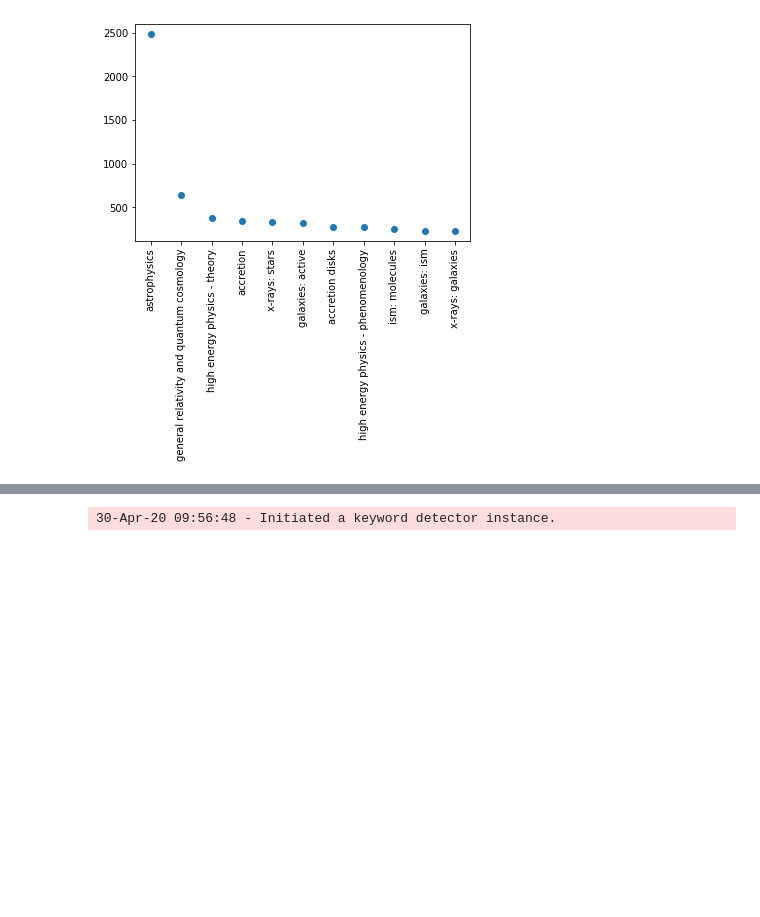
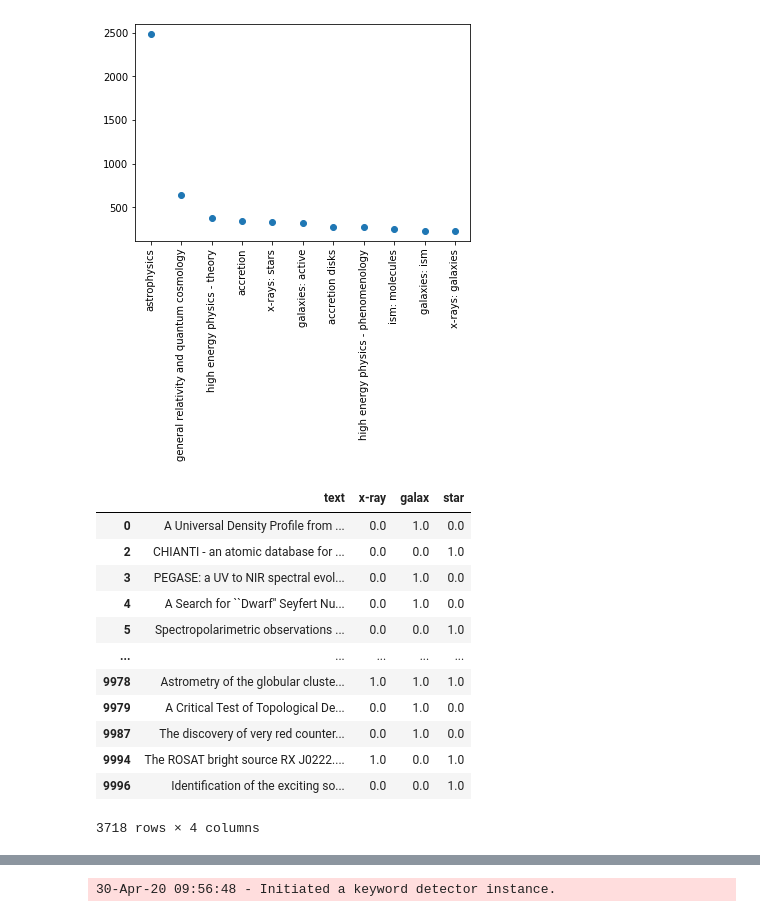
Before and after one commit to abuonomo/topic-emergence-ADS, a Jupyter notebook: notebook/arb-09-keyword-extraction-methods.ipynb, the cells around one changed output, grey strips where cells are left out. Saved outputs shown, nothing was run; the diff lists cells and outputs as text; code cells hidden in the pictures; blank space fills up the shorter version.

```diff
--- a/notebook/arb-09-keyword-extraction-methods.ipynb
+++ b/notebook/arb-09-keyword-extraction-methods.ipynb
@@ -67,0 +66,32 @@ topics =
+# %%
+topics = ['x-ray', 'galax', 'star']
+# %%
+topic_inds = {}
+for t in topics:
+    b_ind = df[~df['keyword'].isna()]['keyword'].apply(lambda x: sum([True if t in s.lower() else False for s in x]) > 0)
+    ind = b_ind.index[b_ind].tolist()
+    topic_inds[t] = ind
+# df.loc[x_ray_ind]
+# %%
+texts = pd.DataFrame(df['title'] + '. ' + df['abstract']).copy()
+texts.columns = ['text']
+# %%
+for t, ind in topic_inds.items():
+    texts[t] = np.zeros(texts.shape[0])
+    texts.loc[ind, t] = 1
+# %%
+texts[texts.iloc[:, 1:].sum(axis=1) > 0]
+# %% [output]
+|  | text | x-ray | galax | star |
+| 0 | A Universal Density Profile from ... | 0.0 | 1.0 | 0.0 |
+| 2 | CHIANTI - an atomic database for ... | 0.0 | 0.0 | 1.0 |
+| 3 | PEGASE: a UV to NIR spectral evol... | 0.0 | 1.0 | 0.0 |
+| 4 | A Search for ``Dwarf'' Seyfert Nu... | 0.0 | 1.0 | 0.0 |
+| 5 | Spectropolarimetric observations ... | 0.0 | 0.0 | 1.0 |
+| ... | ... | ... | ... | ... |
+| 9978 | Astrometry of the globular cluste... | 1.0 | 1.0 | 1.0 |
+| 9979 | A Critical Test of Topological De... | 0.0 | 1.0 | 0.0 |
+| 9987 | The discovery of very red counter... | 0.0 | 1.0 | 0.0 |
+| 9994 | The ROSAT bright source RX J0222.... | 1.0 | 0.0 | 1.0 |
+| 9996 | Identification of the exciting so... | 0.0 | 0.0 | 1.0 |
+3718 rows × 4 columns
```
Also changed, not shown: parts of 7 cells of this notebook, 2 other files.
